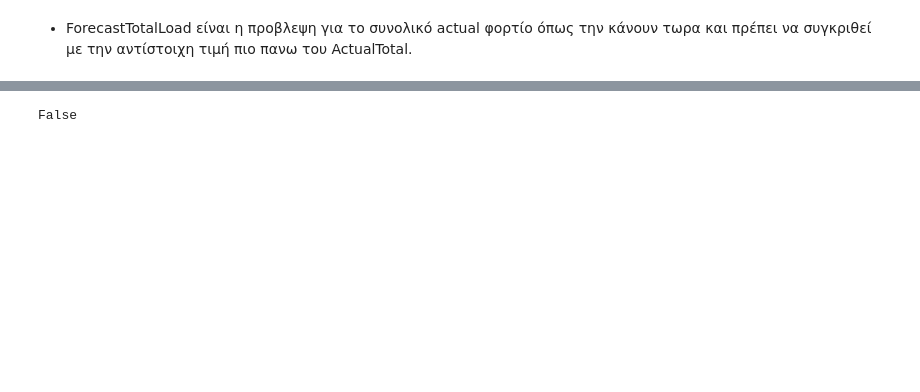
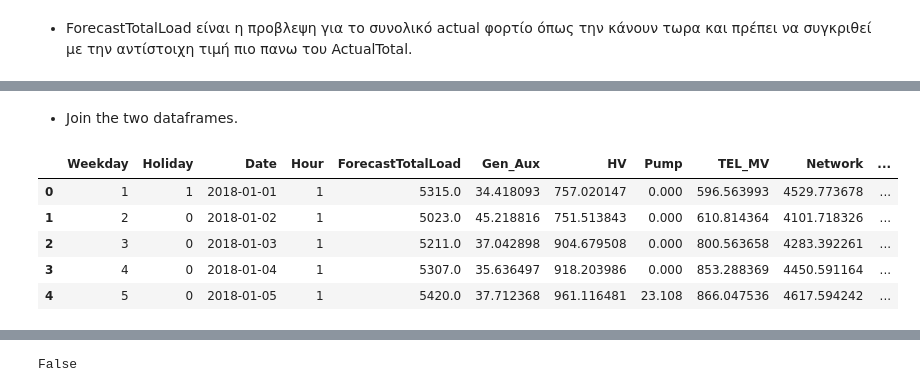
Before and after one commit to Darzan21/Electric-Load-Forecasting, a Jupyter notebook: LoadForecastingTest.ipynb, the cells around one changed output, grey strips where cells are left out. Cells and saved outputs as stored; diff of their text form; code cells hidden in the pictures; blank space fills up the shorter version.

```diff
--- a/LoadForecastingTest.ipynb
+++ b/LoadForecastingTest.ipynb
@@ -106,6 +105,5 @@ forecast=pd.read_excel("Load Demand_Forecast.xlsx")
 # %%
 #data manipulation to create new dataframe
 forecast2=forecast[['Weekday',  'Holiday','Date', 1,2,3,4,5,6,7,8,9,10,11,12,13,14,15,16,17,18,19,20,21,22,23,24]]
-Prediction = pd.melt(forecast2, id_vars=["Weekday", "Holiday", "Date"])
-#rename columns
-Prediction.columns=['Weekday','Holiday','Date','Hour','ForecastTotalLoad']
+prediction = pd.melt(forecast2, id_vars=["Weekday", "Holiday", "Date"])
+prediction.head(10)
@@ -111,0 +136,4 @@ Prediction.columns=['Weekday','Holiday','Date','Hour','ForecastTotalLoad']
+# %%
+#rename columns
+prediction.columns=[ 'Weekday', 'Holiday', 'Date', 'Hour', 'ForecastTotalLoad' ]
+prediction.head(10)
@@ -135,0 +154,2 @@ final['Timestamp'] = final.apply(lambda row: dt.datetime(row.Year,row.Month,row.
+# %%
+actual.set_index(['Date', 'Hour']).head()
@@ -135,0 +164,2 @@ final['Timestamp'] = final.apply(lambda row: dt.datetime(row.Year,row.Month,row.
+# %%
+prediction.set_index(['Date', 'Hour']).head()
@@ -135,0 +174,12 @@ final['Timestamp'] = final.apply(lambda row: dt.datetime(row.Year,row.Month,row.
+# %% [markdown]
+* Join the two dataframes.
+# %%
+final = pd.merge(prediction, actual, on=['Date', 'Hour'])
+final.head()
+# %% [output]
+|  | Weekday | Holiday | Date | Hour | ForecastTotalLoad | Gen_Aux | HV | Pump | TEL_MV | Network | ... |
+| 0 | 1 | 1 | 2018-01-01 | 1 | 5315.0 | 34.418093 | 757.020147 | 0.000 | 596.563993 | 4529.773678 | ... |
+| 1 | 2 | 0 | 2018-01-02 | 1 | 5023.0 | 45.218816 | 751.513843 | 0.000 | 610.814364 | 4101.718326 | ... |
+| 2 | 3 | 0 | 2018-01-03 | 1 | 5211.0 | 37.042898 | 904.679508 | 0.000 | 800.563658 | 4283.392261 | ... |
+| 3 | 4 | 0 | 2018-01-04 | 1 | 5307.0 | 35.636497 | 918.203986 | 0.000 | 853.288369 | 4450.591164 | ... |
+| 4 | 5 | 0 | 2018-01-05 | 1 | 5420.0 | 37.712368 | 961.116481 | 23.108 | 866.047536 | 4617.594242 | ... |
```
Also changed, not shown: parts of 42 cells of this notebook.
